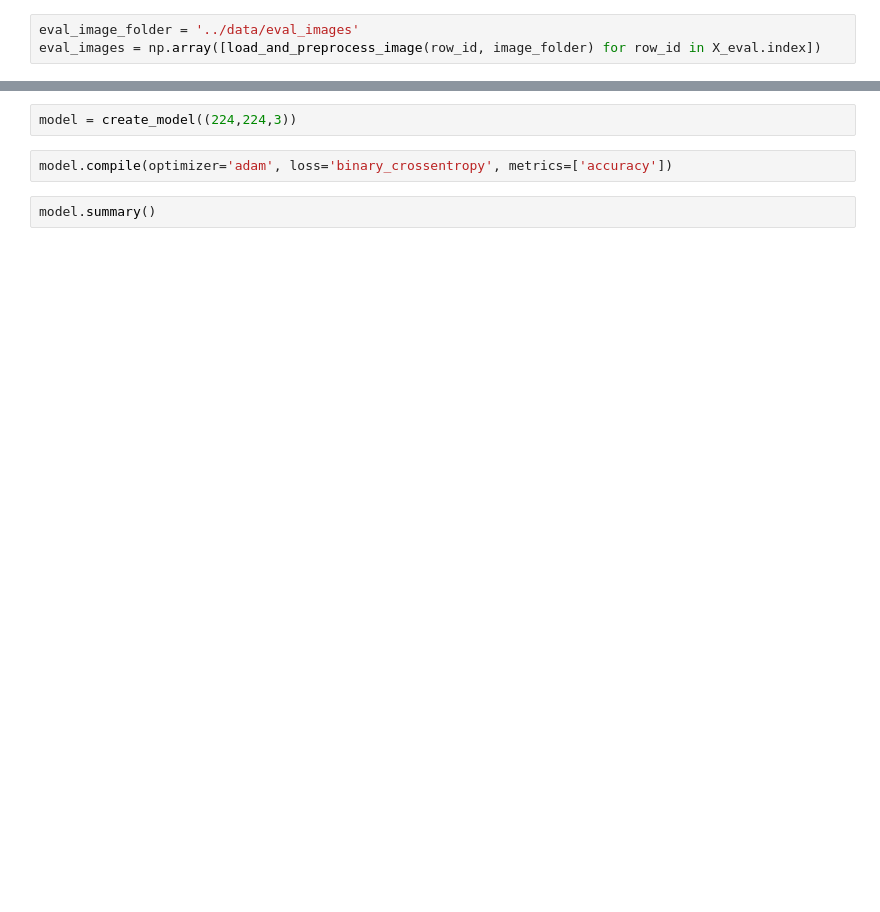
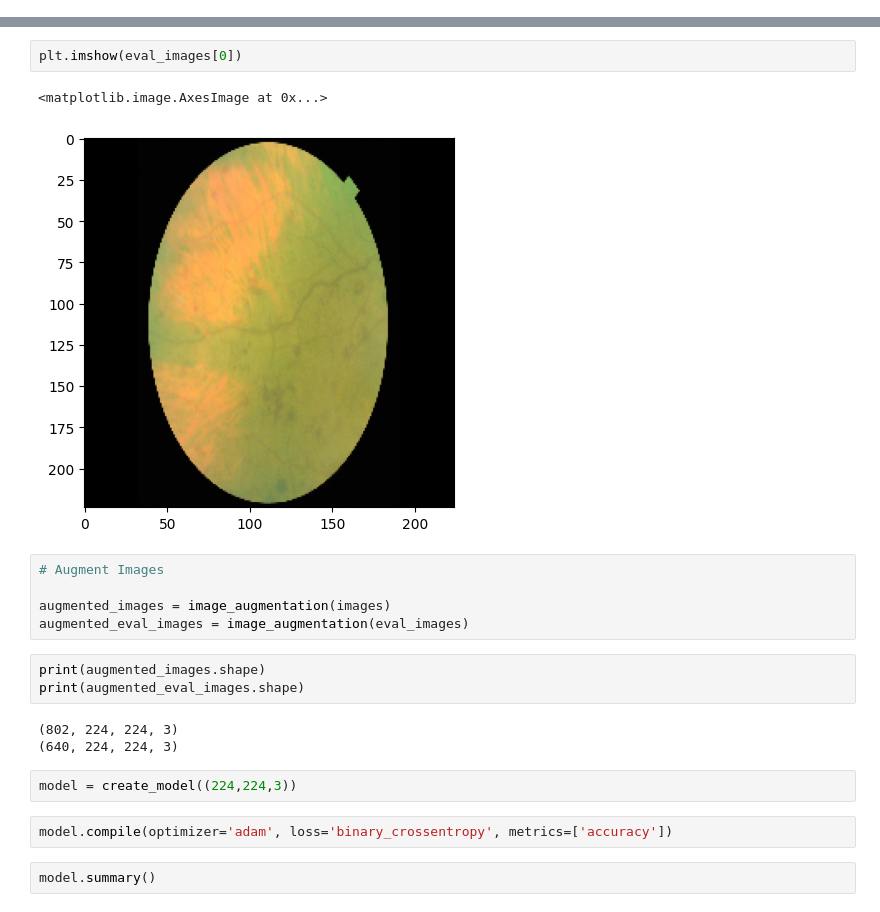
Before and after one commit to gomezpaula658/eye_spy_peekaboo_for_health, a Jupyter notebook: notebooks/model_exploration.ipynb, the cells around one changed output, grey strips where cells are left out. Cells and saved outputs as stored; diff of their text form; blank space fills up the shorter version.

```diff
--- a/notebooks/model_exploration.ipynb
+++ b/notebooks/model_exploration.ipynb
@@ -38,3 +56,0 @@ images.shape
-# %%
-eval_image_folder = '../data/eval_images'
-eval_images = np.array([load_and_preprocess_image(row_id, image_folder) for row_id in X_eval.index])
@@ -68,3 +62,19 @@ TensorShape([802, 224, 224, 3])
+# %%
+plt.imshow(eval_images[0])
+# %% [output]
+<matplotlib.image.AxesImage at 0x...>
+[figure, added]
+# %%
+# Augment Images
+
+augmented_images = image_augmentation(images)
+augmented_eval_images = image_augmentation(eval_images)
+# %%
+print(augmented_images.shape)
+print(augmented_eval_images.shape)
+# %% [output]
+(802, 224, 224, 3)
+(640, 224, 224, 3)
 # %%
 model = create_model((224,224,3))
 # %%
```
Also changed, not shown: parts of 12 cells of this notebook, 1 other file.
